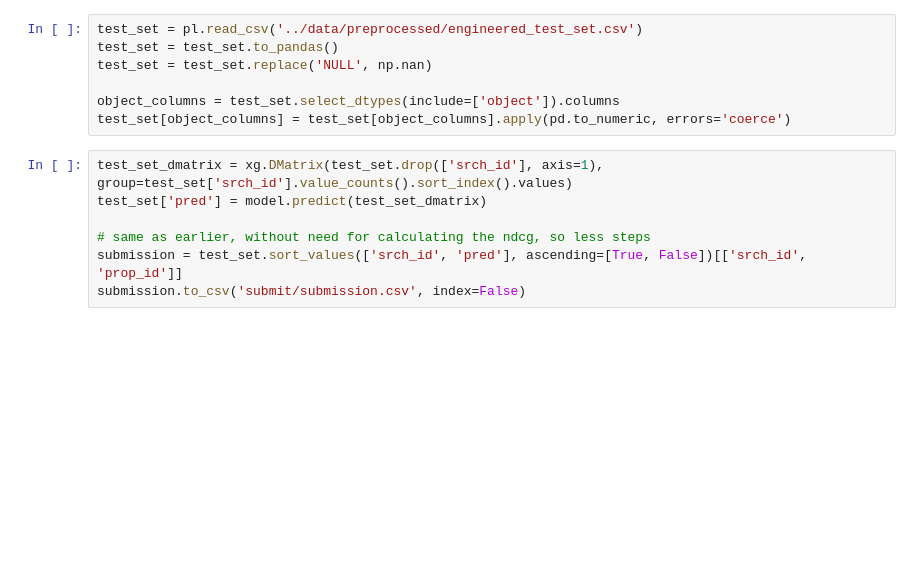
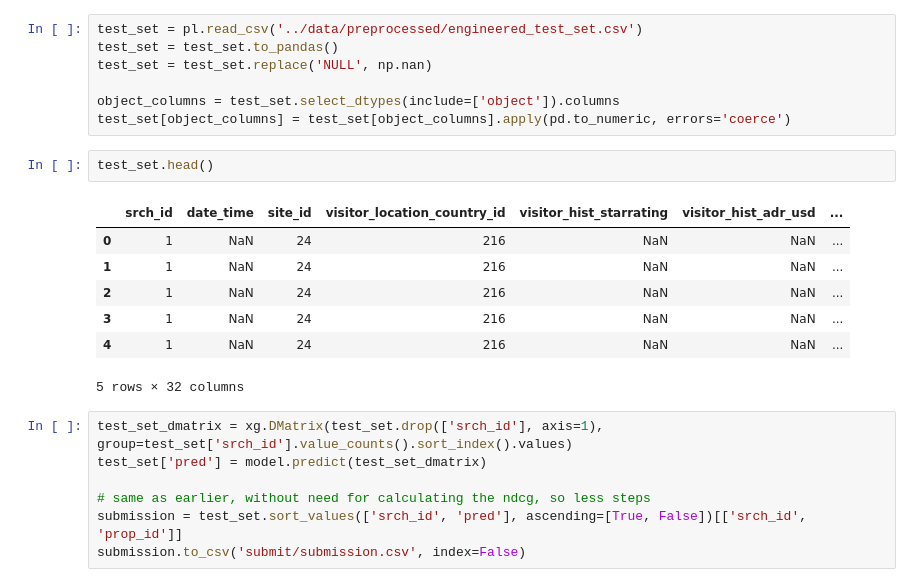
Before and after one commit to nabilasiregar/expedia-kaggle-competition, a Jupyter notebook: notebooks/xgboost.ipynb, the cells around one changed output. Drawn from its saved outputs; the diff is of its cells as text; blank space fills up the shorter version.

```diff
--- a/notebooks/xgboost.ipynb
+++ b/notebooks/xgboost.ipynb
@@ -114,6 +237,16 @@ test_set = test_set.replace('NULL', np.nan)
 
 object_columns = test_set.select_dtypes(include=['object']).columns
 test_set[object_columns] = test_set[object_columns].apply(pd.to_numeric, errors='coerce')
+# %%
+test_set.head()
+# %% [output]
+|  | srch_id | date_time | site_id | visitor_location_country_id | visitor_hist_starrating | visitor_hist_adr_usd | ... |
+| 0 | 1 | NaN | 24 | 216 | NaN | NaN | ... |
+| 1 | 1 | NaN | 24 | 216 | NaN | NaN | ... |
+| 2 | 1 | NaN | 24 | 216 | NaN | NaN | ... |
+| 3 | 1 | NaN | 24 | 216 | NaN | NaN | ... |
+| 4 | 1 | NaN | 24 | 216 | NaN | NaN | ... |
+5 rows × 32 columns
 # %%
 test_set_dmatrix = xg.DMatrix(test_set.drop(['srch_id'], axis=1), group=test_set['srch_id'].value_counts().sort_index().values)
 test_set['pred'] = model.predict(test_set_dmatrix)
```
Also changed, not shown: parts of 10 cells of this notebook, 3 other files.
